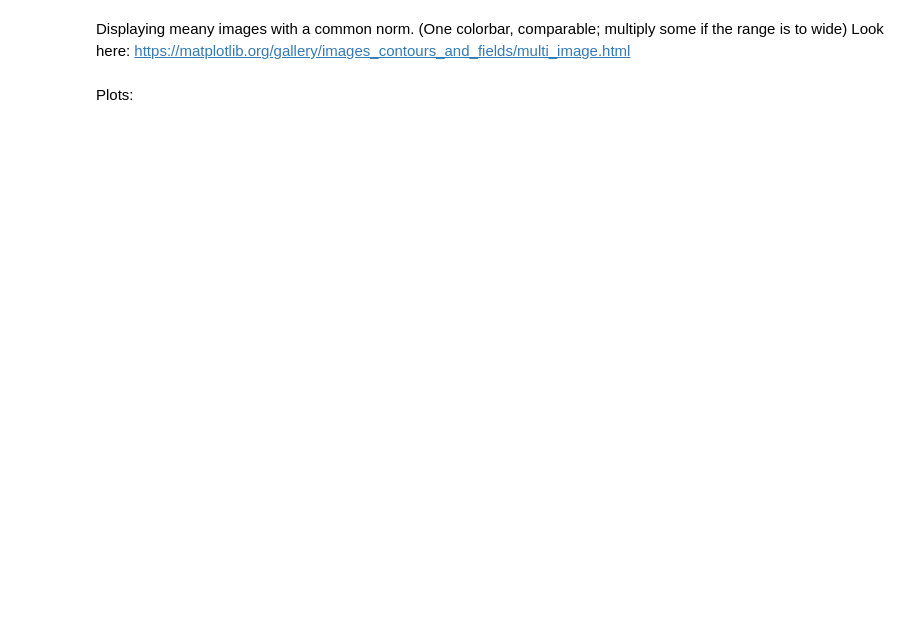
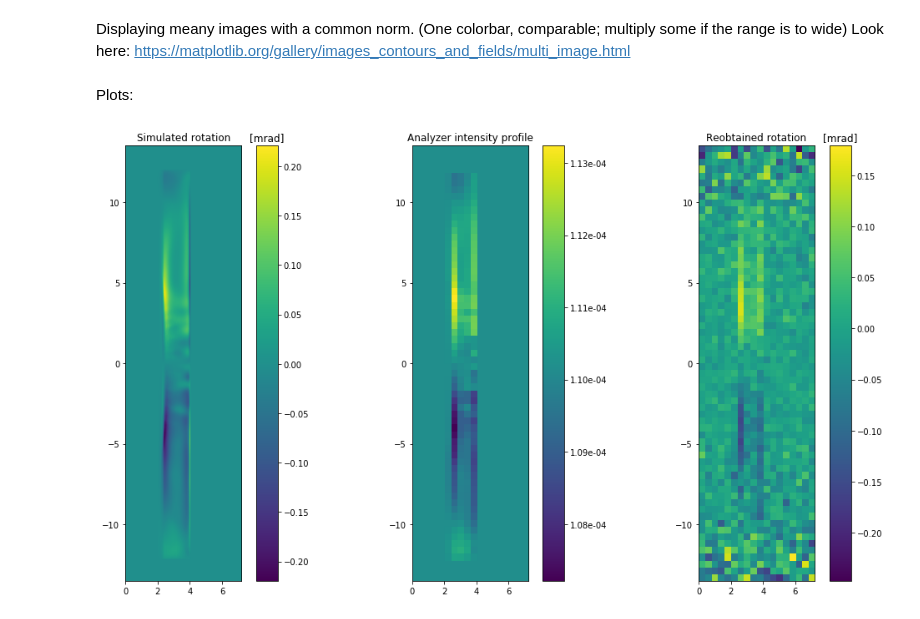
Before and after one commit to pordyna/fdrot, a Jupyter notebook: faraday_rotation_nb.ipynb, the cells around one changed output. Cells and saved outputs as stored; diff of their text form; code cells hidden in the pictures; blank space fills up the shorter version.

Commit message:
Done some color bars formatting and corrcted the method for reobtaining rotation

```diff
--- a/faraday_rotation_nb.ipynb
+++ b/faraday_rotation_nb.ipynb
@@ -88,23 +90,32 @@ Plots:
 # %%
 rot_fig, axis = plt.subplots(1, 3, figsize=(15,8))
 ax_rot_sim, ax_rot_sim_px, ax_rot_exp = axis
 
 ax_rot_sim.set_title('Simulated rotation')
 ax_rot_sim_px.set_title('Analyzer intensity profile')
 ax_rot_exp.set_title('Reobtained rotation')
 
 # Image boundaries, used for correct ticks labeling:
 edges = (experiment.sim.target.x_s, experiment.sim.target.x_e,
          experiment.sim.target.y_s, experiment.sim.target.y_e)
 
 ax_rot_sim.imshow(experiment.rotation, extent=edges)
 ax_rot_sim_px.imshow(experiment.intensity_px, extent=edges)
 ax_rot_exp.imshow(rot, extent=edges)
 
-for ax in axis:
-    rot_fig.colorbar(ax.images[0], ax = ax)
+c_bars = [None] * 3
+c_bars[0] = rot_fig.colorbar(axis[0].images[0], ax = axis[0])
+c_bars[1] = rot_fig.colorbar(axis[1].images[0], ax = axis[1], format=ticker.StrMethodFormatter('{x:.2e}'))
+c_bars[2] = rot_fig.colorbar(axis[2].images[0], ax = axis[2])
+
+c_bars[0].ax.set_title('[mrad]')
+#c_bars[1].ax.set_title('[mrad]')
+c_bars[2].ax.set_title('[mrad]')
+#c_bars[1].ax.yaxis.set_major_formatter(ticker.PercentFormatter(xmax=1))
 
 plt.tight_layout()
+# %% [output]
+[figure, added]
 # %%
 exp_fig, axis = plt.subplots(1, 3, figsize=(18,10))
 ax_ref_acc, ax_ex_noise, ax_ex_acc = axis
```
Also changed, not shown: parts of 6 cells of this notebook, 1 other file.
